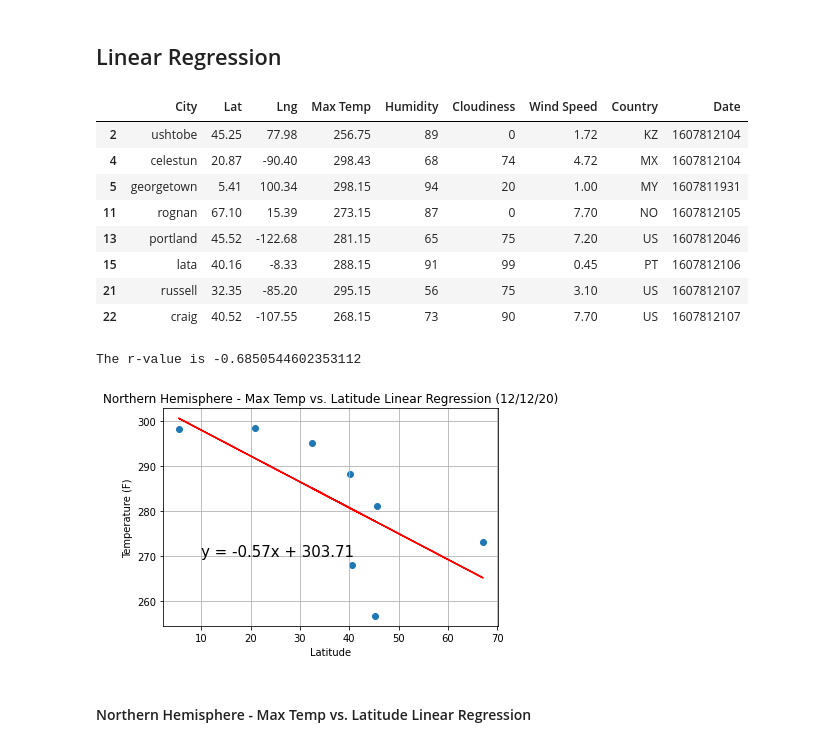
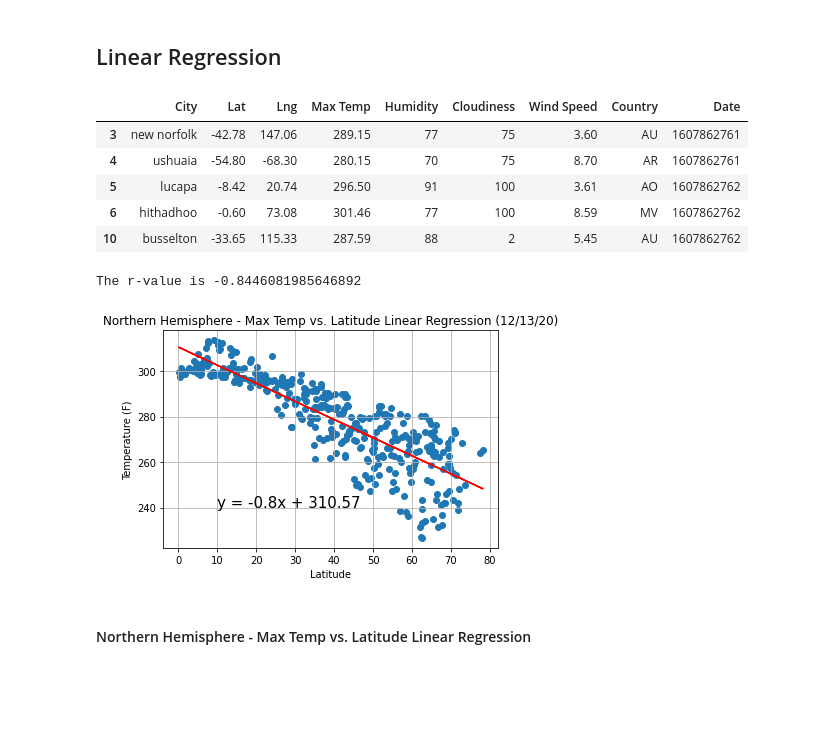
Before and after one commit to thallegacy/python-api-challenge, a Jupyter notebook: WeatherVacationPy/WeatherPy.ipynb, the cells around one changed output. Saved outputs shown, nothing was run; the diff lists cells and outputs as text; code cells hidden in the pictures; blank space fills up the shorter version.

```diff
--- a/WeatherVacationPy/WeatherPy.ipynb
+++ b/WeatherVacationPy/WeatherPy.ipynb
@@ -77,7 +77,7 @@ set_count = 1
 print("Beginning Data Retrieval")
 print("-----------------------------")
 #Create a for loop that will allow you to go through each or the randomly generated cities
-for city in cities[:25]:
+for city in cities:
 
     # Exception handling to check if the city is not found by the API call
     try:
@@ -391,51 +391,48 @@ plt.show()
 #Create Northern & Southern Hemisphere dataframes
 north_hem_data = clean_city_data.loc[clean_city_data["Lat"] >= 0]
 south_hem_data = clean_city_data.loc[clean_city_data["Lat"] < 0]
-north_hem_data
+south_hem_data.head()
 # %% [output]
 |  | City | Lat | Lng | Max Temp | Humidity | Cloudiness | Wind Speed | Country | Date |
-| 2 | ushtobe | 45.25 | 77.98 | 256.75 | 89 | 0 | 1.72 | KZ | 1607812104 |
-| 4 | celestun | 20.87 | -90.40 | 298.43 | 68 | 74 | 4.72 | MX | 1607812104 |
-| 5 | georgetown | 5.41 | 100.34 | 298.15 | 94 | 20 | 1.00 | MY | 1607811931 |
-| 11 | rognan | 67.10 | 15.39 | 273.15 | 87 | 0 | 7.70 | NO | 1607812105 |
-| 13 | portland | 45.52 | -122.68 | 281.15 | 65 | 75 | 7.20 | US | 1607812046 |
-| 15 | lata | 40.16 | -8.33 | 288.15 | 91 | 99 | 0.45 | PT | 1607812106 |
-| 21 | russell | 32.35 | -85.20 | 295.15 | 56 | 75 | 3.10 | US | 1607812107 |
-| 22 | craig | 40.52 | -107.55 | 268.15 | 73 | 90 | 7.70 | US | 1607812107 |
+| 3 | new norfolk | -42.78 | 147.06 | 289.15 | 77 | 75 | 3.60 | AU | 1607862761 |
+| 4 | ushuaia | -54.80 | -68.30 | 280.15 | 70 | 75 | 8.70 | AR | 1607862761 |
+| 5 | lucapa | -8.42 | 20.74 | 296.50 | 91 | 100 | 3.61 | AO | 1607862762 |
+| 6 | hithadhoo | -0.60 | 73.08 | 301.46 | 77 | 100 | 8.59 | MV | 1607862762 |
+| 10 | busselton | -33.65 | 115.33 | 287.59 | 88 | 2 | 5.45 | AU | 1607862762 |
 # %%
 # Set plot variables x and y
 north_x = north_hem_data["Lat"]
 north_y = north_hem_data["Max Temp"]
 
 
 # linear regression model
 (slope, intercept, rvalue, pvalue, stderr) = linregress(north_x, north_y)
 regress_values = north_x * slope + intercept
 
 # Plot the graph with slope intercept
 line_eq = f'y = {str(round(slope,2))}x + {str(round(intercept,2))}'
 plt.scatter(north_x,north_y)
 plt.plot(north_x,regress_values,"r-")
 
 # Set the formatting of the graph
-plt.annotate(line_eq,(10,270),fontsize=15,color="black")
+plt.annotate(line_eq,(10,240),fontsize=15,color="black")
 plt.title(f'Northern Hemisphere - Max Temp vs. Latitude Linear Regression ({time.strftime("%D")})')
 plt.xlabel("Latitude")
 plt.ylabel("Temperature (F)")
 plt.grid(True)
 
 # The r-value
 print(f"The r-value is {rvalue}")
 
 # Save the graph
 plt.savefig("output_data/NH_Lat_vs_Max_Temp.png")
 
 
 # Display the information
 plt.show()
 # %% [output]
-The r-value is -0.6850544602353112
+The r-value is -0.8446081985646892
-[figure, old version]
+[figure, new version]
 # %% [markdown]
 ####  Northern Hemisphere - Max Temp vs. Latitude Linear Regression
 # %%
```
Also changed, not shown: parts of 18 cells of this notebook, 13 other files.
